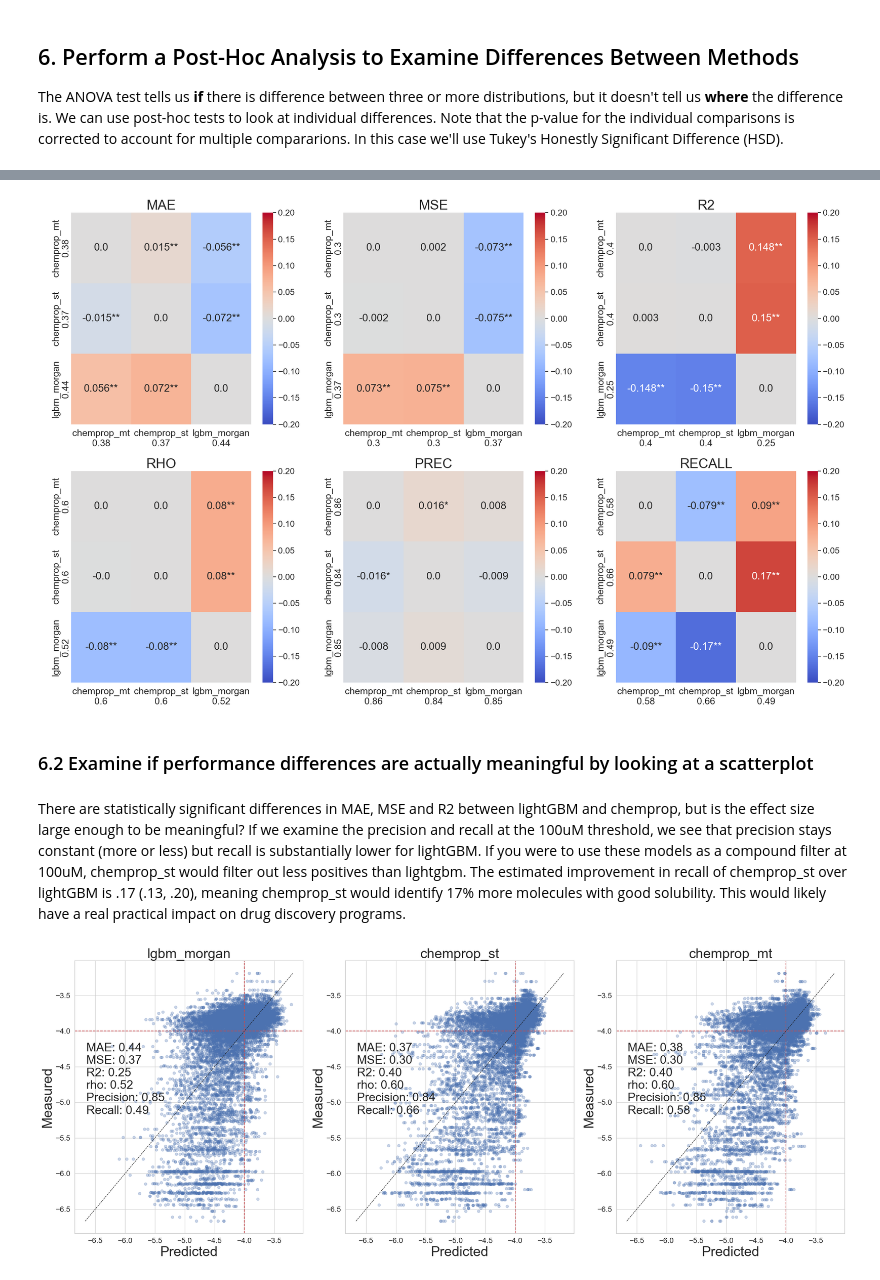
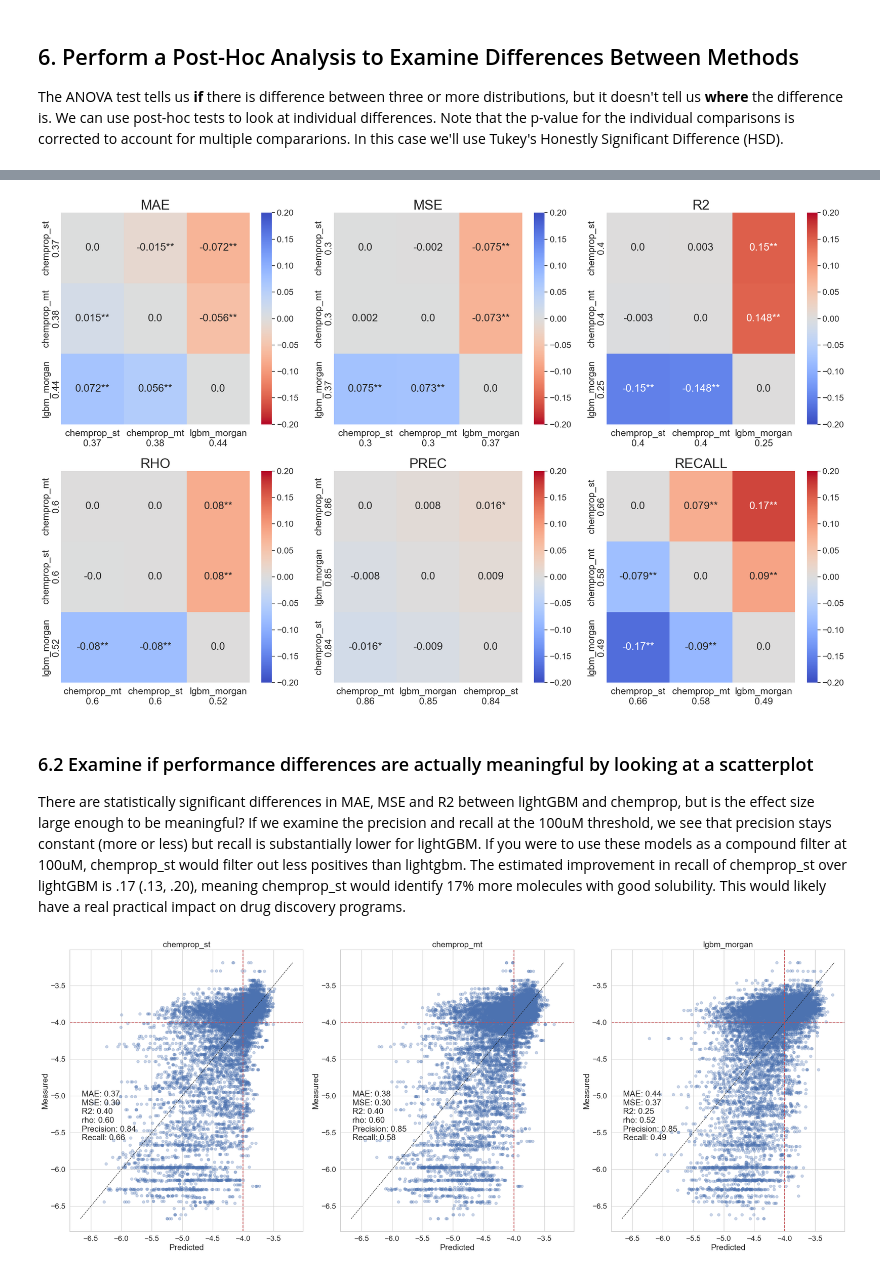
Before and after one commit to polaris-hub/polaris-method-comparison, a Jupyter notebook: ADME_example/ML_Regression_Comparison.ipynb, the cells around one changed output, grey strips where cells are left out. Saved outputs shown, nothing was run; the diff lists cells and outputs as text; code cells hidden in the pictures.

```diff
--- a/ADME_example/ML_Regression_Comparison.ipynb
+++ b/ADME_example/ML_Regression_Comparison.ipynb
@@ -472,17 +159,19 @@ The upper triangle of the matrix shows the amount of improvement of better metho
 # %%
-direction_dict = {'r2': 'maximize', 'rho': 'maximize', 'prec': 'maximize', 'recall': 'maximize', 'mae': 'minimize', 'mse': 'minimize'}
+direction_dict = {'r2': 'maximize', 'rho': 'maximize', 'prec': 'maximize', 'recall': 'maximize', 'mae': 'minimize',
+                  'mse': 'minimize'}
 effect_dict = {'r2': .2, 'rho': .2, 'prec': .2, 'recall': .2, 'mae': .2, 'mse': .2}
-make_mcs_plot_grid(df_scaffold_split, metric_ls, group_col="method", direction_dict=None, effect_dict = effect_dict,
-                     figsize=(22, 14), cell_text_size=20, axis_text_size=18, title_text_size=26, show_diff=True)
+make_mcs_plot_grid(df_scaffold_split, metric_ls, group_col="method", direction_dict=direction_dict, effect_dict=effect_dict,
+                   figsize=(22, 14), cell_text_size=20, axis_text_size=18, title_text_size=26, show_diff=True, sort_axes=True)
 # %% [output]
-[figure, old version]
+[figure, new version]
-# %% [markdown]
-### 6.2 Examine if performance differences are actually meaningful by looking at a scatterplot
 # %% [markdown]
+### 6.2 Examine if performance differences are actually meaningful by looking at a scatterplot
+
 There are statistically significant differences in MAE, MSE and R2 between lightGBM and chemprop, but is the effect size large enough to be meaningful? If we examine the precision and recall at the 100uM threshold, we see that precision stays constant (more or less) but recall is substantially lower for lightGBM. If you were to use these models as a compound filter at 100uM, chemprop_st would filter out less positives than lightgbm. The estimated improvement in recall of chemprop_st over lightGBM is .17 (.13, .20), meaning chemprop_st would identify 17% more molecules with good solubility. This would likely have a real practical impact on drug discovery programs.
-# %%
-make_scatterplot(df_input)
-# %% [output]
-[figure, removed]
+# %%
+df_scaffold_in = df_input.query("split == 'scaffold'")
+make_scatterplot(df_scaffold_in, "Sol", "Sol_pred", thresh=-4, cycle_col="cv_cycle", group_col="method")
+# %% [output]
+[figure, added]
 # %% [markdown]
 ## 7 Supplementary materials
```
Also changed, not shown: parts of 33 cells of this notebook, 1 other file.
